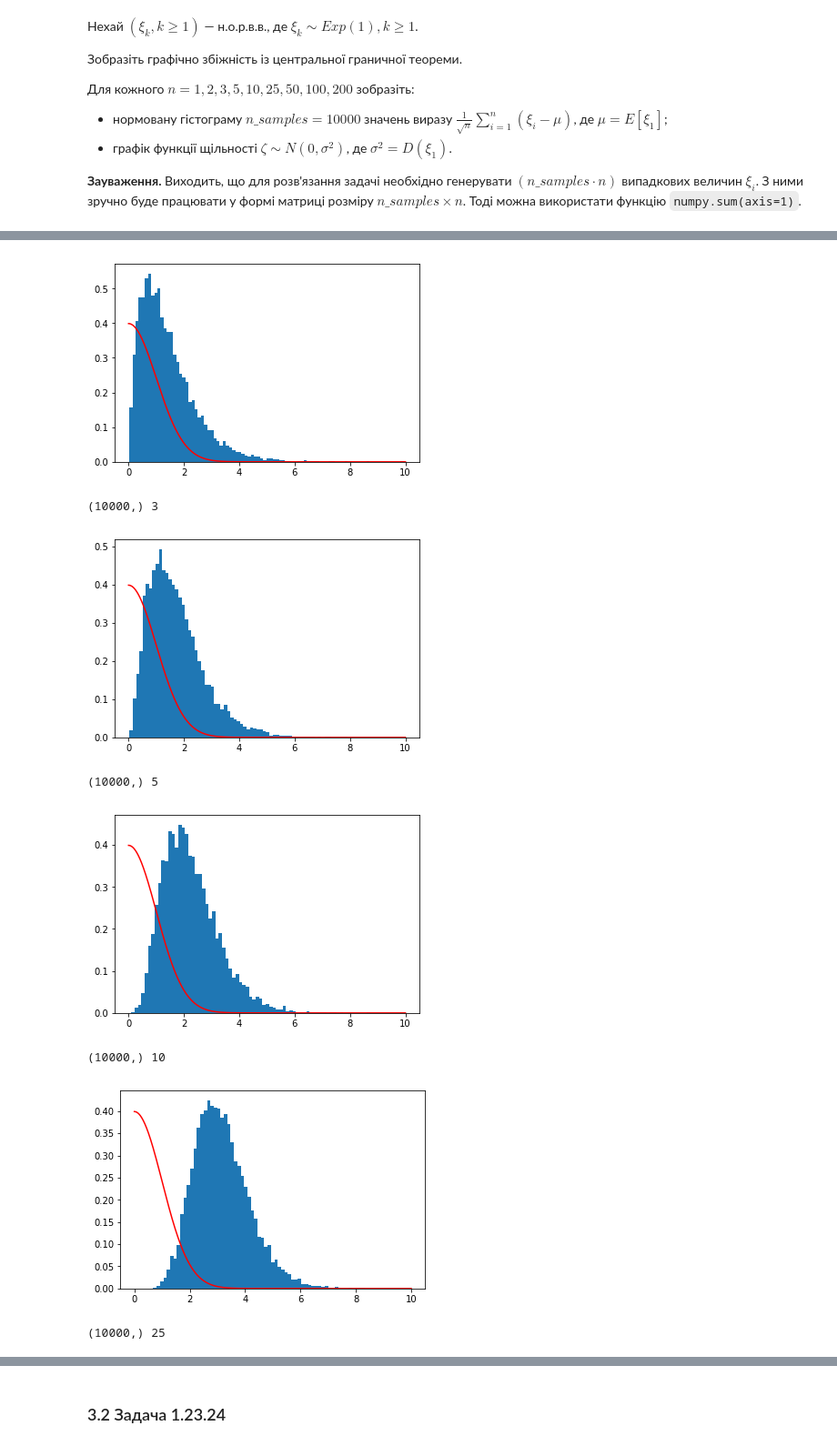
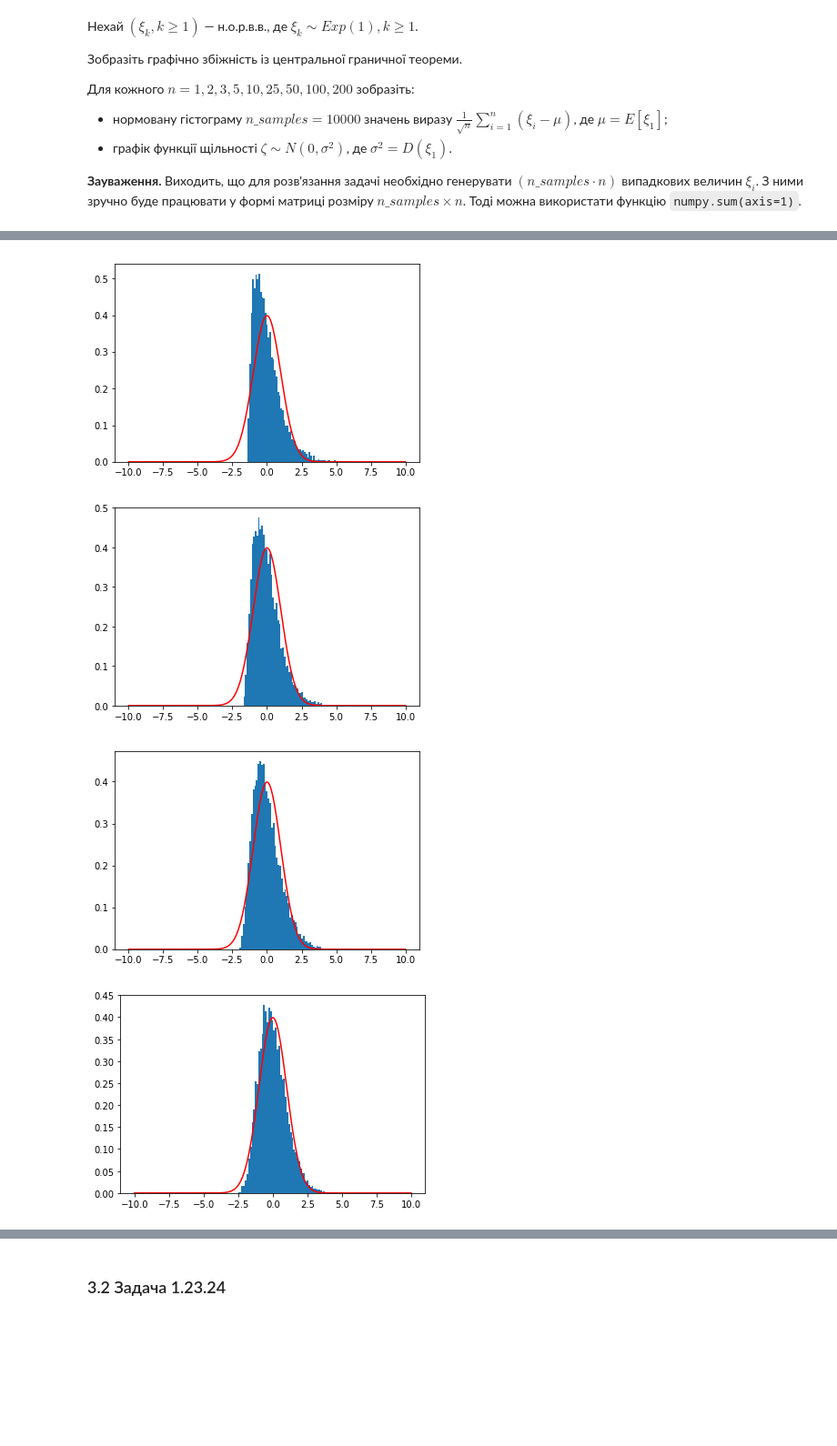
Before and after one commit to mikke-172/probability_homework10, a Jupyter notebook: Домашня робота 10.ipynb, the cells around one changed output, grey strips where cells are left out. Shown at 91% size. Drawn from its saved outputs; the diff is of its cells as text; code cells hidden in the pictures; blank space fills up the shorter version.

```diff
--- a/Домашня робота 10.ipynb
+++ b/Домашня робота 10.ipynb
@@ -334,13 +332,18 @@ $\displaystyle \frac{1}{\sqrt{n}} \sum_{i=1}^{n} (\xi_i - \mu)$, де $\mu = E[\
 # Місце для Вашого коду
 𝑛=[1,2,3,5,10,25,50,100,200]
 for n_ in n:
-    xi=expon(1)
-    rvs=xi.rvs(10000*n_)
-    rvs.shape=(10000, n_)
-    print(np.shape(np.sum(rvs-1, axis=1)), n_)
-    rez=1/np.sqrt(n_)*(np.sum(rvs-1, axis=1))
+    xi=expon(scale=1)
+    l=(xi.expect())
+    𝑛_𝑠𝑎𝑚𝑝𝑙𝑒𝑠=10000
+    rvs=xi.rvs(𝑛_𝑠𝑎𝑚𝑝𝑙𝑒𝑠*n_)
+    rvs.shape=(𝑛_𝑠𝑎𝑚𝑝𝑙𝑒𝑠, n_)
+    #print(rvs)
+    #print(np.shape(np.sum(rvs-1, axis=1)), n_)
+    #print(np.sum(rvs-1, axis=1))
+    rez=1/np.sqrt(n_)*(np.sum(rvs-l, axis=1))
+    #print(rez)
     plt.hist(rez, normed=True, bins='auto')
-    x=np.arange(0, 10+0.01, 0.01)
+    x=np.arange(-10, 10+0.01, 0.01)
     dzeta=norm(0,1)
     y=dzeta.pdf(x)
     plt.plot(x, y, 'r')
@@ -352,8 +353,4 @@ for n_ in n:
-[figure, old version]
+[figure, new version]
-(10000,) 3
-[figure, old version]
+[figure, new version]
-(10000,) 5
-[figure, old version]
+[figure, new version]
-(10000,) 10
-[figure, old version]
+[figure, new version]
-(10000,) 25
```
Also changed, not shown: parts of 9 cells of this notebook.
